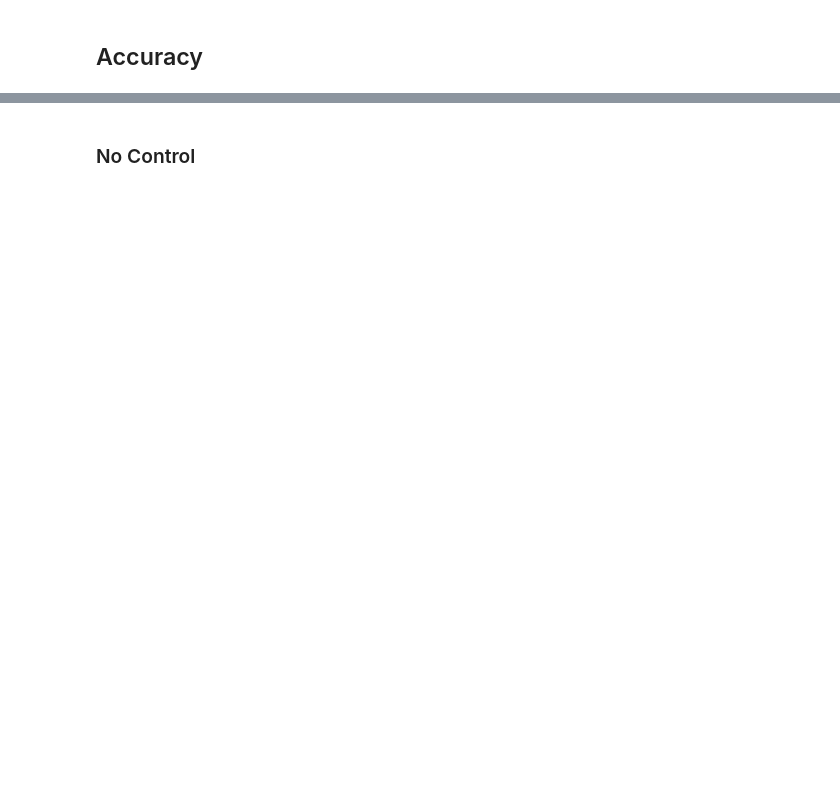
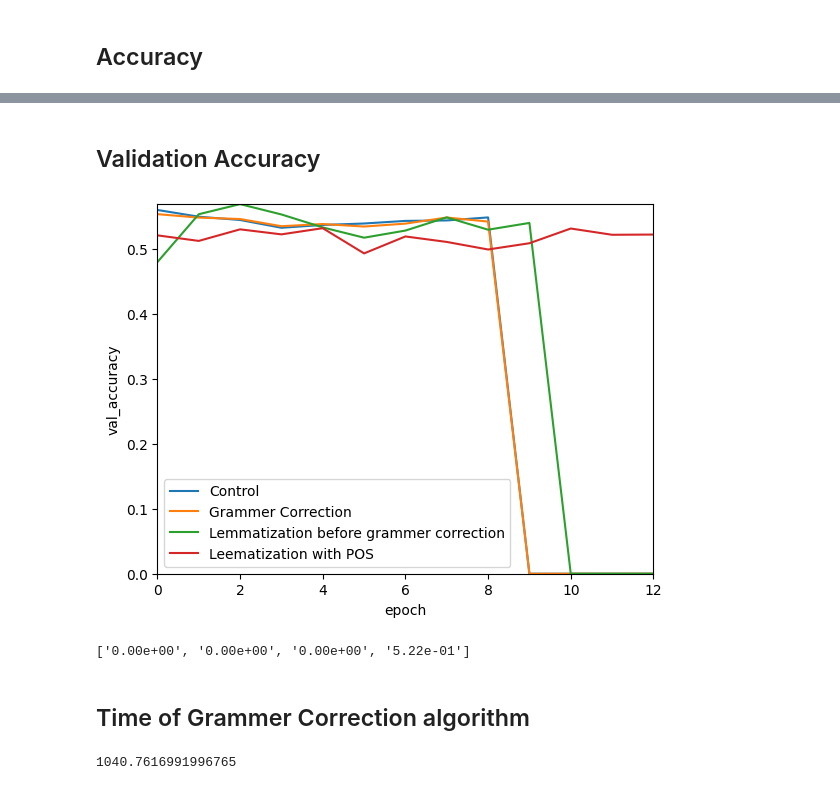
Before and after one commit to toby-j/NLP-Experiments-on-GoEmotions-dataset, a Jupyter notebook: Grammer_Correction_(Ex_2).ipynb, the cells around one changed output, grey strips where cells are left out. Drawn from its saved outputs; the diff is of its cells as text; code cells hidden in the pictures; blank space fills up the shorter version.

```diff
--- a/Grammer_Correction_(Ex_2).ipynb
+++ b/Grammer_Correction_(Ex_2).ipynb
@@ -961,2 +1246,0 @@ plot_graphs([experiment_2_accuracy_padded, experiment_2_1_accuracy_padded, exper
-# %% [markdown]
-### No Control
@@ -964,0 +1247,27 @@ plot_graphs([control_accuracy_padded, experiment_2_accuracy_padded, experiment_2
+# %% [markdown]
+## Validation Accuracy
+# %%
+control_val_accuracy = np.array(control_history["val_accuracy"])
+experiment_2_val_accuracy = np.array(experiment_2_history["val_accuracy"])
+experiment_2_1_val_accuracy = np.array(experiment_2_1_history["val_accuracy"])
+experiment_2_2_val_accuracy = np.array(experiment_2_2_history["val_accuracy"])
+experiment_2_3_val_accuracy = np.array(experiment_2_3_history["val_accuracy"])
+
+max_length = max(len(control_val_accuracy), len(experiment_2_val_accuracy), len(experiment_2_1_val_accuracy), len(experiment_2_2_val_accuracy), len(experiment_2_3_val_accuracy))
+
+control_val_accuracy_padded = np.pad(control_val_accuracy, (0, max_length - len(control_val_accuracy)), mode='constant')
+experiment_2_val_accuracy_padded = np.pad(experiment_2_val_accuracy, (0, max_length - len(experiment_2_val_accuracy)), mode='constant')
+experiment_2_1_val_accuracy_padded = np.pad(experiment_2_1_val_accuracy, (0, max_length - len(experiment_2_1_val_accuracy)), mode='constant')
+experiment_2_2_val_accuracy_padded = np.pad(experiment_2_2_val_accuracy, (0, max_length - len(experiment_2_2_val_accuracy)), mode='constant')
+experiment_2_3_val_accuracy_padded = np.pad(experiment_2_3_val_accuracy, (0, max_length - len(experiment_2_3_val_accuracy)), mode='constant')
+
+plot_graphs([experiment_2_val_accuracy_padded, experiment_2_1_val_accuracy_padded, experiment_2_2_val_accuracy_padded, experiment_2_3_val_accuracy_padded], name="val_accuracy", legend=["Control", "Grammer Correction", "Lemmatization before grammer correction", "Leematization with POS", "Removing stop-words, lemmatizating with POS then correcting grammer"])
+# %% [output]
+[figure, added]
+['0.00e+00', '0.00e+00', '0.00e+00', '5.22e-01']
+# %% [markdown]
+## Time of Grammer Correction algorithm
+# %%
+print(elapsed_time_2)
+# %% [output]
+1040.7616991996765
```
Also changed, not shown: parts of 39 cells of this notebook.
